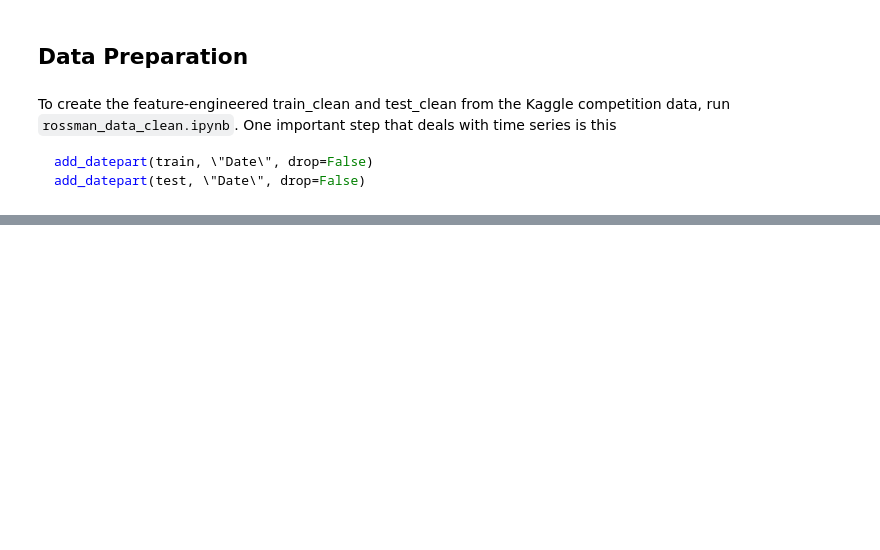
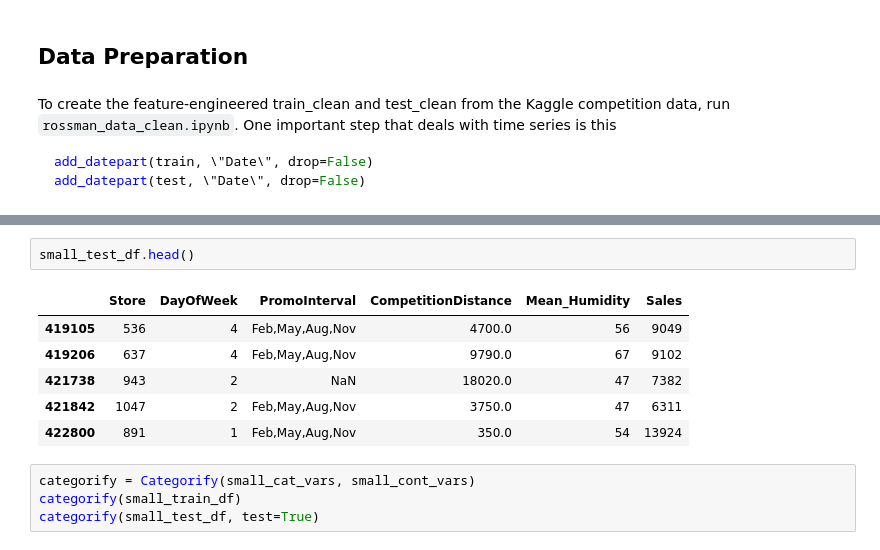
Before and after one commit to Data-drone/fast_ai_homework, a Jupyter notebook: week_6_rossman.ipynb, the cells around one changed output, grey strips where cells are left out. Drawn from its saved outputs; the diff is of its cells as text; blank space fills up the shorter version.

```diff
--- a/week_6_rossman.ipynb
+++ b/week_6_rossman.ipynb
@@ -22,0 +66,13 @@ NameError: name 'Path' is not defined
+# %%
+small_test_df.head()
+# %% [output]
+|  | Store | DayOfWeek | PromoInterval | CompetitionDistance | Mean_Humidity | Sales |
+| 419105 | 536 | 4 | Feb,May,Aug,Nov | 4700.0 | 56 | 9049 |
+| 419206 | 637 | 4 | Feb,May,Aug,Nov | 9790.0 | 67 | 9102 |
+| 421738 | 943 | 2 | NaN | 18020.0 | 47 | 7382 |
+| 421842 | 1047 | 2 | Feb,May,Aug,Nov | 3750.0 | 47 | 6311 |
+| 422800 | 891 | 1 | Feb,May,Aug,Nov | 350.0 | 54 | 13924 |
+# %%
+categorify = Categorify(small_cat_vars, small_cont_vars)
+categorify(small_train_df)
+categorify(small_test_df, test=True)
```
Also changed, not shown: parts of 11 cells of this notebook, 1 other file.
